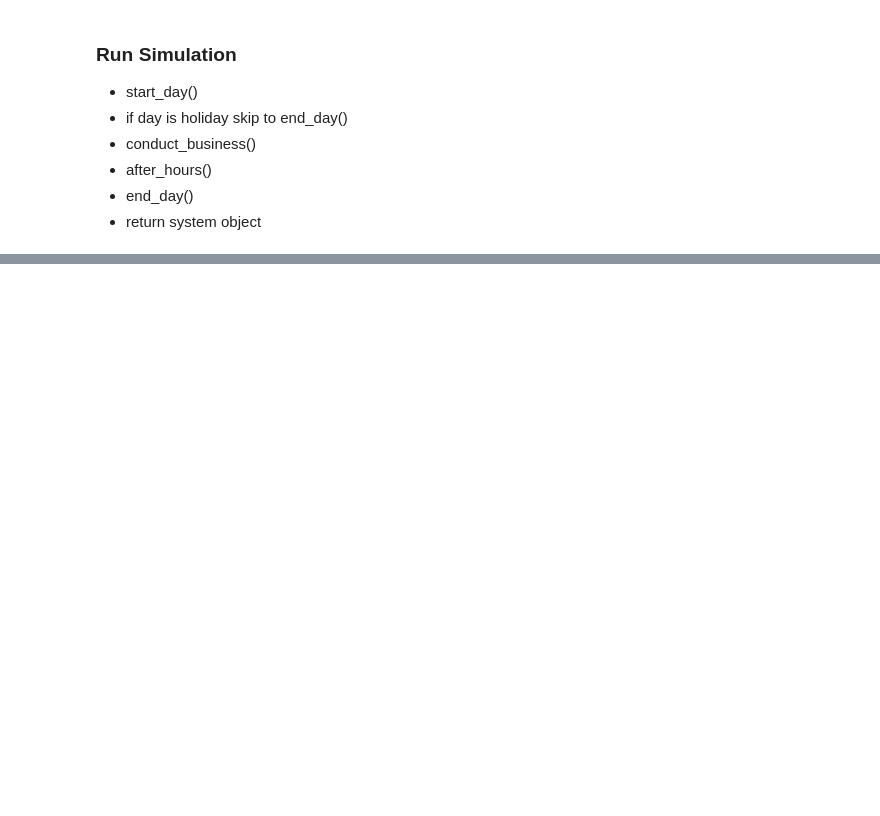
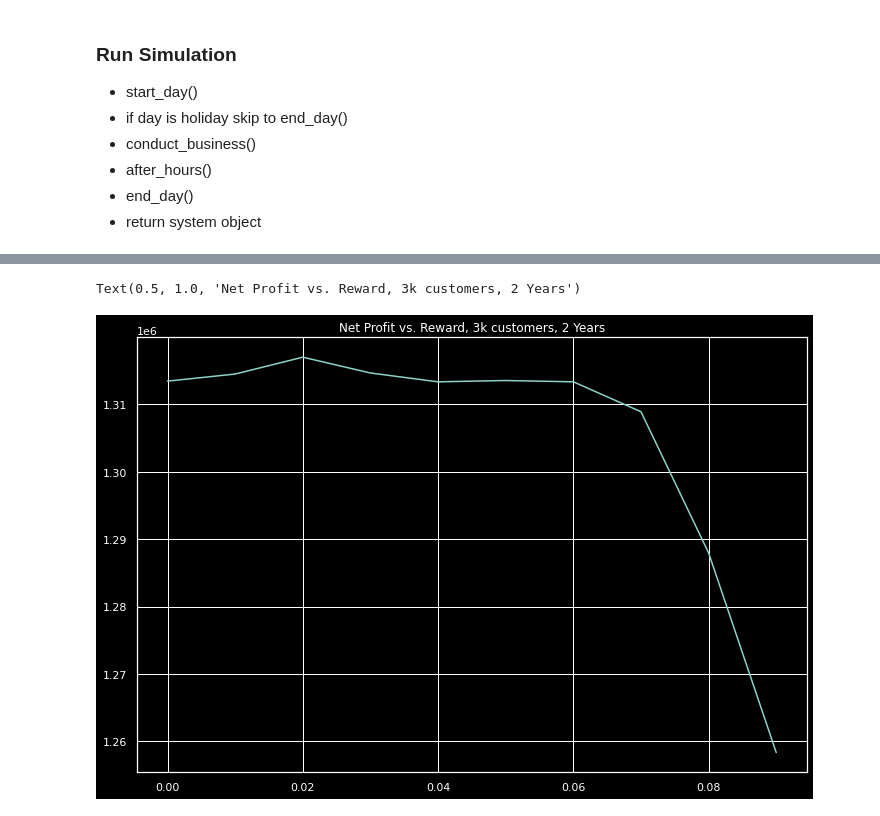
Before and after one commit to SamReeves/604, a Jupyter notebook: w7/project/simulation.ipynb, the cells around one changed output, grey strips where cells are left out. Cells and saved outputs as stored; diff of their text form; code cells hidden in the pictures; blank space fills up the shorter version.

```diff
--- a/w7/project/simulation.ipynb
+++ b/w7/project/simulation.ipynb
@@ -444,5 +479,5 @@ What is the net profit with these parameters?
 # %%
-def net_profit(system):
+def net_profit(history):
     """
     Returns: net profit.
     Each purchase costs the business $0.40 to produce for each $1 purchased
@@ -450,5 +485,3 @@ def net_profit(system):
     revenue = history.cash_purchases.sum()
     net = revenue - (history.credit_purchases.sum() + history.credit_purchases.sum()) * 0.6
     return net
-
-net_profit(history)
@@ -457,6 +488,5 @@ What is the optimal reward rate?
 # %%
-reward_array = linspace(0.01, 0.2, 11)
-reward_array
+reward_array = linspace(0, 0.09, 10)
 # %%
 def sweep_rewards(reward_array, params):
     """
@@ -465,12 +495,13 @@ def sweep_rewards(reward_array, params):
     """
     sweep = SweepSeries()
     for rate in reward_array:
-        params.reward = rate
-        system = make_system(params)
+        system = make_system(params, rate)
         final = run_simulation(system)
+
         history = pd.DataFrame(final.state.history,
             columns=['day', 'customers', 'credit_purchases',
                      'cash_purchases', 'credit_issued'])
+
         sweep[rate] = net_profit(history)
 
     return sweep
@@ -478,0 +524,7 @@ reward_sweep = sweep_rewards(reward_array, params)
+# %%
+plt.figure(figsize=(12,8))
+plt.plot(reward_sweep.index, reward_sweep.values)
+plt.title('Net Profit vs. Reward, 3k customers, 2 Years')
+# %% [output]
+Text(0.5, 1.0, 'Net Profit vs. Reward, 3k customers, 2 Years')
+[figure, added]
```
Also changed, not shown: parts of 27 cells of this notebook, 3 other files.
